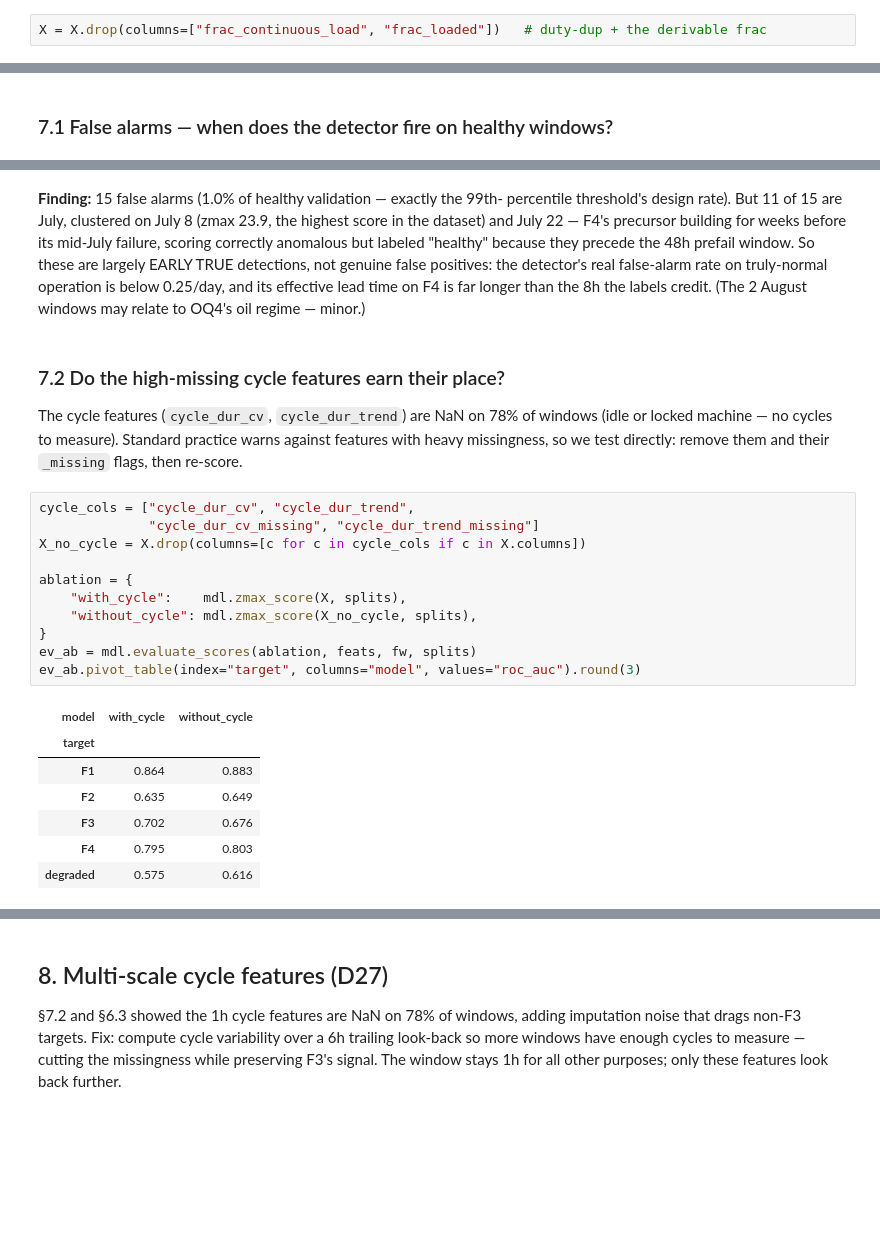
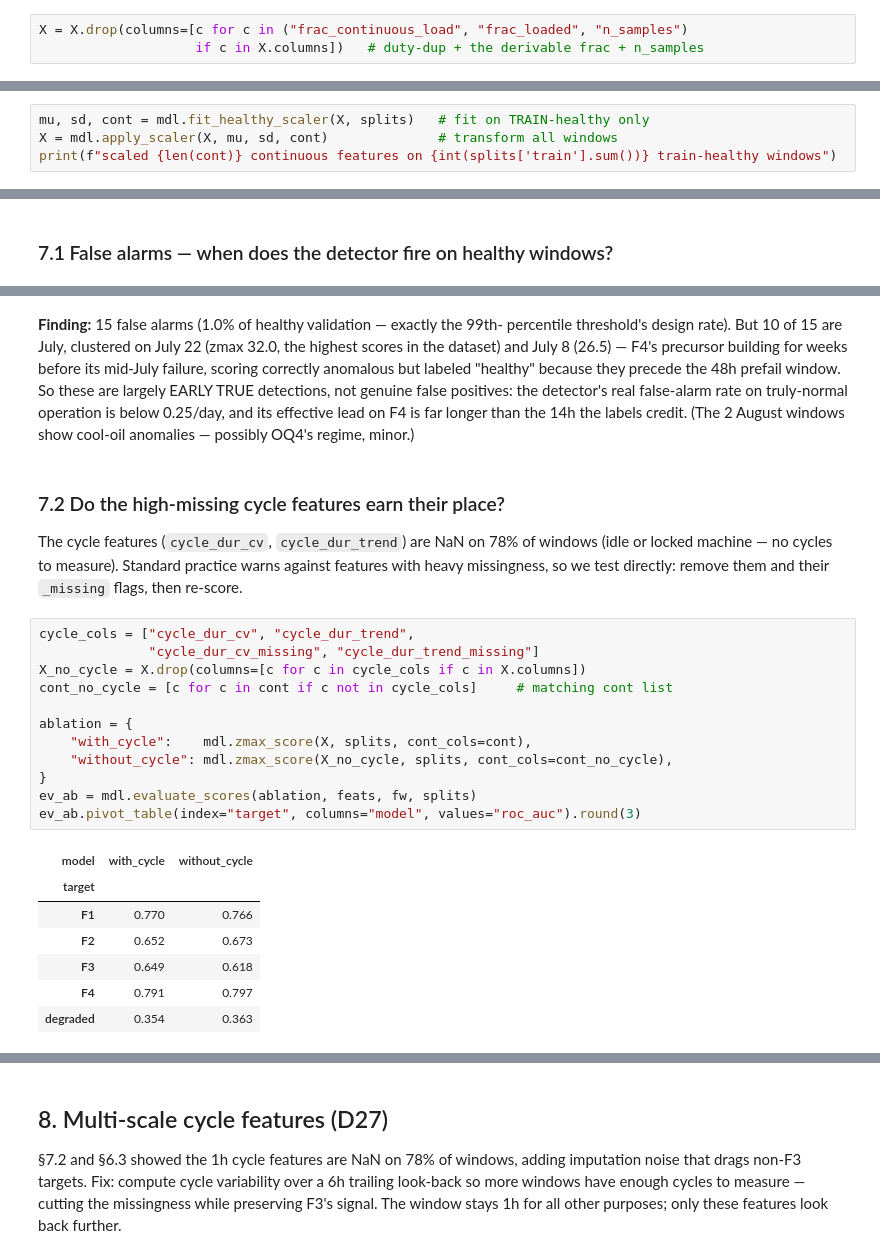
Before and after one commit to Rom5Leo/FAHM_Project, a Jupyter notebook: notebooks/05_modeling.ipynb, the cells around one changed output, grey strips where cells are left out. Cells and saved outputs as stored; diff of their text form; blank space fills up the shorter version.

```diff
--- a/notebooks/05_modeling.ipynb
+++ b/notebooks/05_modeling.ipynb
@@ -106,4 +106,5 @@ train+val = 3586 (should be 3586)
 # %% [markdown]
 dropped frac_continuous_load (exact duplicate of duty) and frac_loaded (=1−frac_off−frac_offloaded); redundant for all models. LedoitWolf makes them unnecessary for Mahalanobis specifically, but they're dropped for cleanliness/comparability, applied once to the shared matrix
 # %%
-X = X.drop(columns=["frac_continuous_load", "frac_loaded"])   # duty-dup + the derivable frac
+X = X.drop(columns=[c for c in ("frac_continuous_load", "frac_loaded", "n_samples")
+                    if c in X.columns])   # duty-dup + the derivable frac + n_samples
@@ -109,0 +118,4 @@ X = X.drop(columns=["frac_continuous_load", "frac_loaded"])   # duty-dup + the d
+# %%
+mu, sd, cont = mdl.fit_healthy_scaler(X, splits)   # fit on TRAIN-healthy only
+X = mdl.apply_scaler(X, mu, sd, cont)              # transform all windows
+print(f"scaled {len(cont)} continuous features on {int(splits['train'].sum())} train-healthy windows")
@@ -734,13 +702,13 @@ by month: {6: 2, 7: 11, 8: 2}
 # %% [markdown]
 **Finding:** 15 false alarms (1.0% of healthy validation — exactly the 99th-
-percentile threshold's design rate). But 11 of 15 are July, clustered on July 8
-(zmax 23.9, the highest score in the dataset) and July 22 — F4's precursor
-building for weeks before its mid-July failure, scoring correctly anomalous but
-labeled "healthy" because they precede the 48h prefail window. So these are
-largely EARLY TRUE detections, not genuine false positives: the detector's real
-false-alarm rate on truly-normal operation is below 0.25/day, and its effective
-lead time on F4 is far longer than the 8h the labels credit. (The 2 August
-windows may relate to OQ4's oil regime — minor.)
+percentile threshold's design rate). But 10 of 15 are July, clustered on July 22
+(zmax 32.0, the highest scores in the dataset) and July 8 (26.5) — F4's
+precursor building for weeks before its mid-July failure, scoring correctly
+anomalous but labeled "healthy" because they precede the 48h prefail window. So
+these are largely EARLY TRUE detections, not genuine false positives: the
+detector's real false-alarm rate on truly-normal operation is below 0.25/day,
+and its effective lead on F4 is far longer than the 14h the labels credit. (The
+2 August windows show cool-oil anomalies — possibly OQ4's regime, minor.)
 # %% [markdown]
 ### 7.2 Do the high-missing cycle features earn their place?
 
@@ -751,20 +719,21 @@ and their `_missing` flags, then re-score.
 # %%
 cycle_cols = ["cycle_dur_cv", "cycle_dur_trend",
               "cycle_dur_cv_missing", "cycle_dur_trend_missing"]
 X_no_cycle = X.drop(columns=[c for c in cycle_cols if c in X.columns])
+cont_no_cycle = [c for c in cont if c not in cycle_cols]     # matching cont list
 
 ablation = {
-    "with_cycle":    mdl.zmax_score(X, splits),
-    "without_cycle": mdl.zmax_score(X_no_cycle, splits),
+    "with_cycle":    mdl.zmax_score(X, splits, cont_cols=cont),
+    "without_cycle": mdl.zmax_score(X_no_cycle, splits, cont_cols=cont_no_cycle),
 }
 ev_ab = mdl.evaluate_scores(ablation, feats, fw, splits)
 ev_ab.pivot_table(index="target", columns="model", values="roc_auc").round(3)
 # %% [output]
 | model | with_cycle | without_cycle |
 | target |  |  |
-| F1 | 0.864 | 0.883 |
-| F2 | 0.635 | 0.649 |
-| F3 | 0.702 | 0.676 |
-| F4 | 0.795 | 0.803 |
-| degraded | 0.575 | 0.616 |
+| F1 | 0.770 | 0.766 |
+| F2 | 0.652 | 0.673 |
+| F3 | 0.649 | 0.618 |
+| F4 | 0.791 | 0.797 |
+| degraded | 0.354 | 0.363 |
 # %% [markdown]
```
Also changed, not shown: parts of 51 cells of this notebook, 3 other files.
